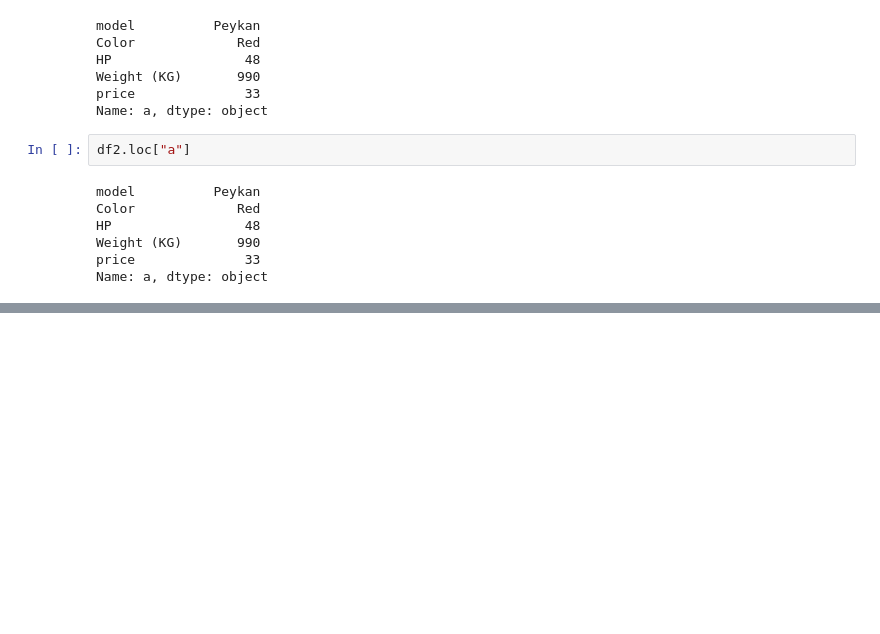
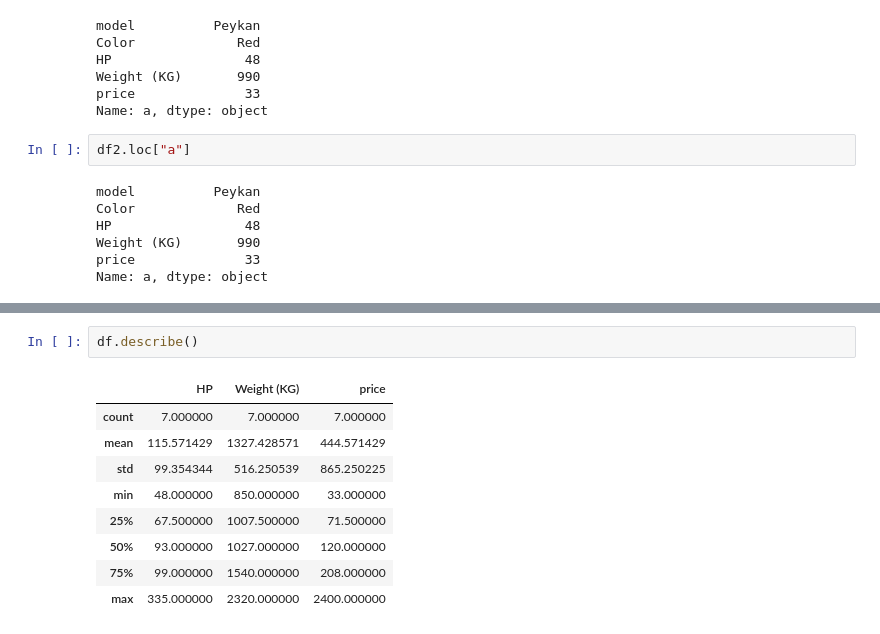
Before and after one commit to MortezaHagh/da-py, a Jupyter notebook: collageML/test.ipynb, the cells around one changed output, grey strips where cells are left out. Cells and saved outputs as stored; diff of their text form; blank space fills up the shorter version.

```diff
--- a/collageML/test.ipynb
+++ b/collageML/test.ipynb
@@ -219,0 +296,12 @@ Name: a, dtype: object
+# %%
+df.describe()
+# %% [output]
+|  | HP | Weight (KG) | price |
+| count | 7.000000 | 7.000000 | 7.000000 |
+| mean | 115.571429 | 1327.428571 | 444.571429 |
+| std | 99.354344 | 516.250539 | 865.250225 |
+| min | 48.000000 | 850.000000 | 33.000000 |
+| 25% | 67.500000 | 1007.500000 | 71.500000 |
+| 50% | 93.000000 | 1027.000000 | 120.000000 |
+| 75% | 99.000000 | 1540.000000 | 208.000000 |
+| max | 335.000000 | 2320.000000 | 2400.000000 |
```
Also changed, not shown: parts of 8 cells of this notebook, 9 other files.
